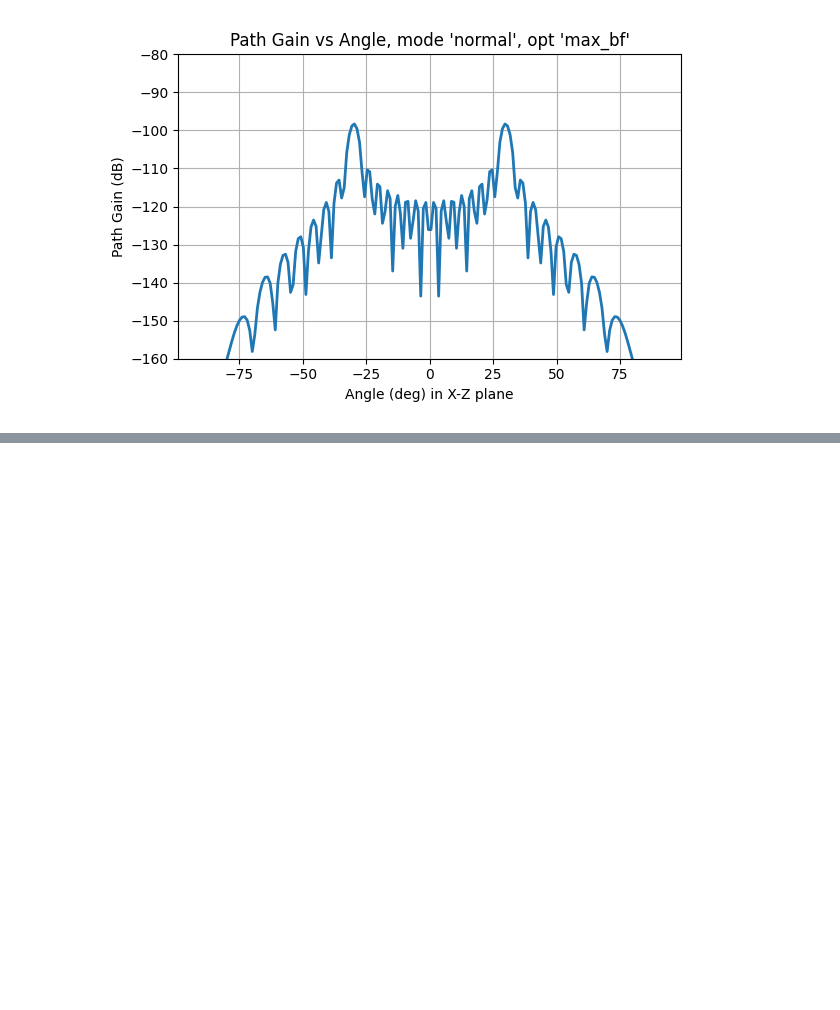
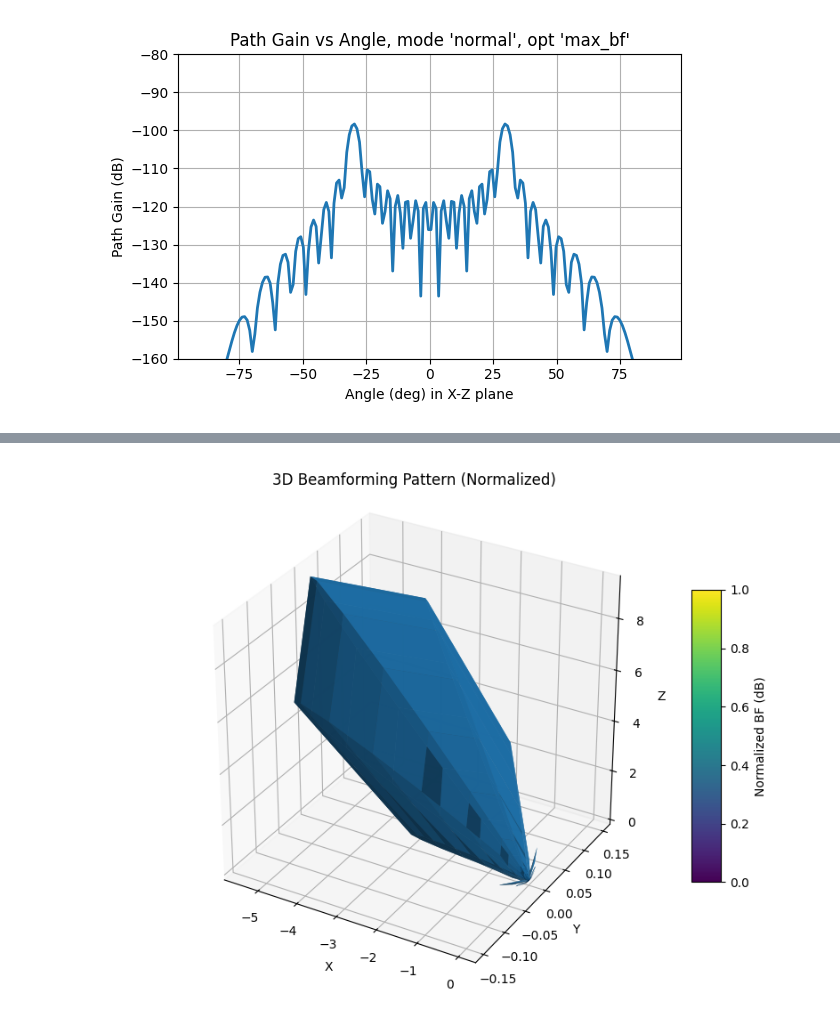
Before and after one commit to debombivandebombo/surpRISe, a Jupyter notebook: test_channel.ipynb, the cells around one changed output, grey strips where cells are left out. Cells and saved outputs as stored; diff of their text form; code cells hidden in the pictures; blank space fills up the shorter version.

```diff
--- a/test_channel.ipynb
+++ b/test_channel.ipynb
@@ -151,0 +170,4 @@ channel_maxbf.plot_path_gain_angle(r=11,Nr=180,axis='x',vmin=vmin,vmax=vmax)
+# %%
+channel_perf.plot_phase_bf_angle_3d(r=11,Nr=180)
+# %% [output]
+[figure, added]
```
Also changed, not shown: parts of 9 cells of this notebook, 3 other files.
